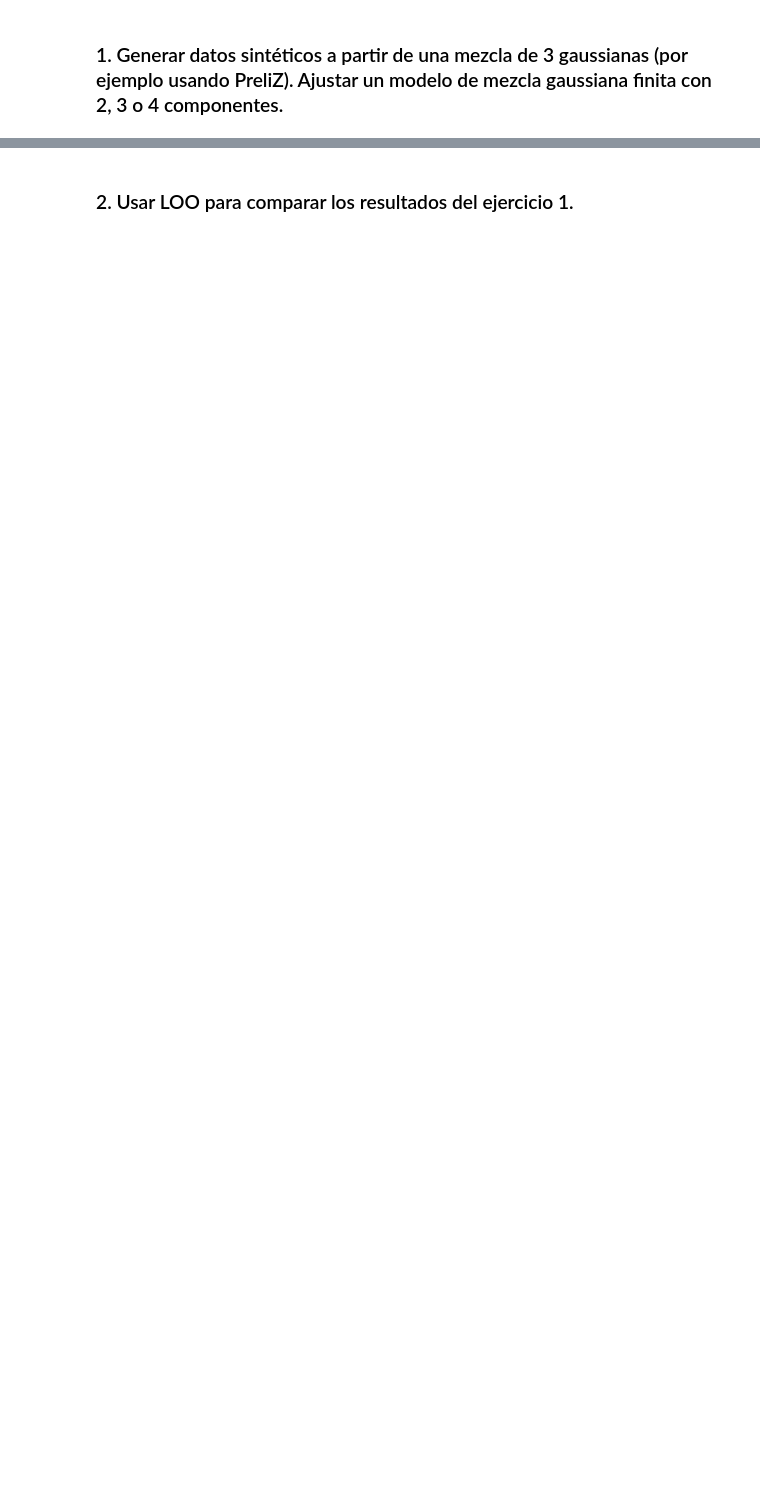
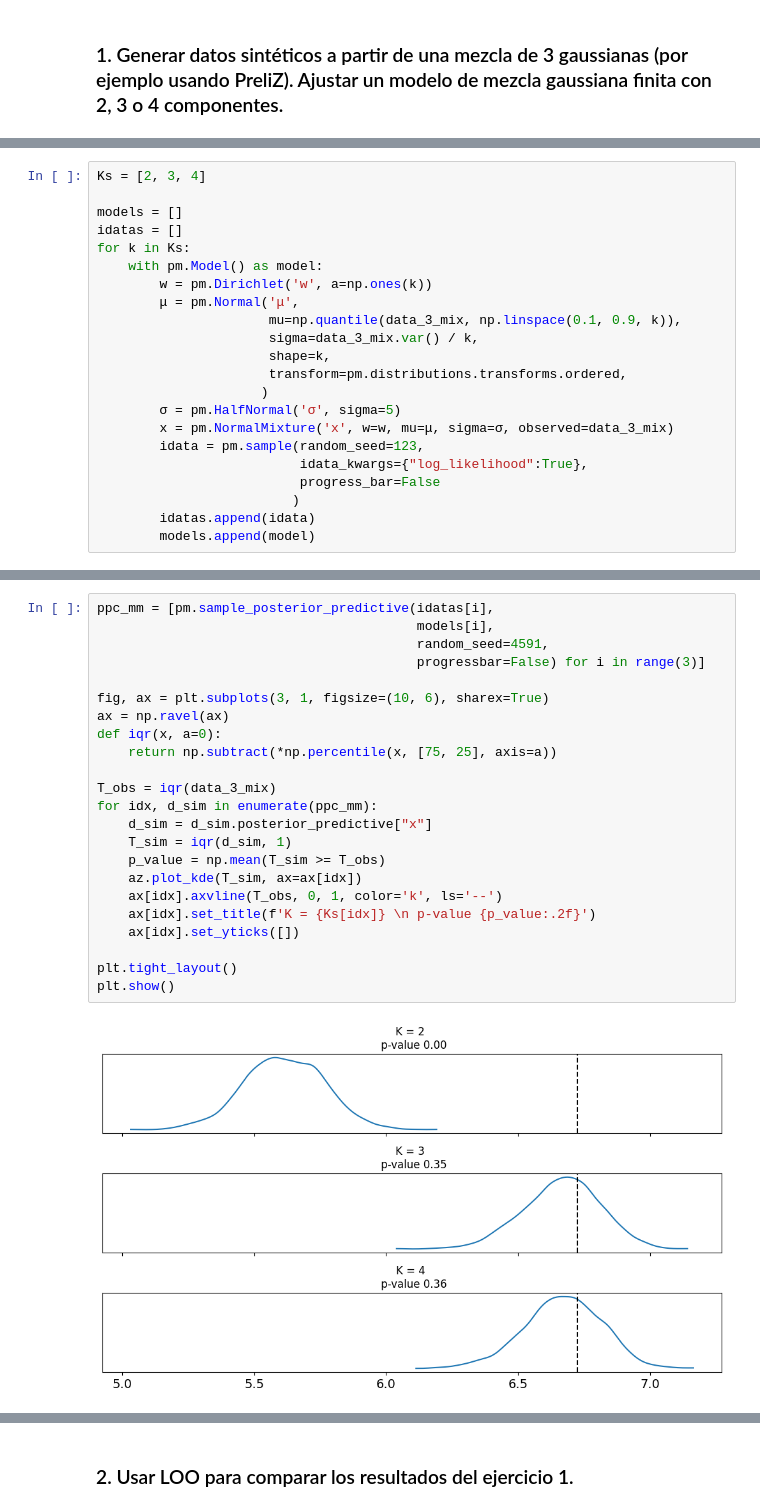
Before and after one commit to Gerardo1909/EEI2_ejercicios, a Jupyter notebook: ejercicios/modulo6.ipynb, the cells around one changed output, grey strips where cells are left out. Drawn from its saved outputs; the diff is of its cells as text; blank space fills up the shorter version.

```diff
--- a/ejercicios/modulo6.ipynb
+++ b/ejercicios/modulo6.ipynb
@@ -16,0 +48,22 @@ warnings.simplefilter(action='ignore', category=FutureWarning)
+# %%
+Ks = [2, 3, 4]
+
+models = []
+idatas = []
+for k in Ks:
+    with pm.Model() as model:
+        w = pm.Dirichlet('w', a=np.ones(k))
+        μ = pm.Normal('μ',
+                      mu=np.quantile(data_3_mix, np.linspace(0.1, 0.9, k)),
+                      sigma=data_3_mix.var() / k,
+                      shape=k,
+                      transform=pm.distributions.transforms.ordered,
+                     )
+        σ = pm.HalfNormal('σ', sigma=5)
+        x = pm.NormalMixture('x', w=w, mu=μ, sigma=σ, observed=data_3_mix)
+        idata = pm.sample(random_seed=123,
+                          idata_kwargs={"log_likelihood":True},
+                          progress_bar=False
+                         )
+        idatas.append(idata)
+        models.append(model)
@@ -16,0 +113,25 @@ warnings.simplefilter(action='ignore', category=FutureWarning)
+# %%
+ppc_mm = [pm.sample_posterior_predictive(idatas[i],
+                                         models[i],
+                                         random_seed=4591,
+                                         progressbar=False) for i in range(3)]
+
+fig, ax = plt.subplots(3, 1, figsize=(10, 6), sharex=True)
+ax = np.ravel(ax)
+def iqr(x, a=0):
+    return np.subtract(*np.percentile(x, [75, 25], axis=a))
+
+T_obs = iqr(data_3_mix)
+for idx, d_sim in enumerate(ppc_mm):
+    d_sim = d_sim.posterior_predictive["x"]
+    T_sim = iqr(d_sim, 1)
+    p_value = np.mean(T_sim >= T_obs)
+    az.plot_kde(T_sim, ax=ax[idx])
+    ax[idx].axvline(T_obs, 0, 1, color='k', ls='--')
+    ax[idx].set_title(f'K = {Ks[idx]} \n p-value {p_value:.2f}')
+    ax[idx].set_yticks([])
+
+plt.tight_layout()
+plt.show()
+# %% [output]
+[figure, added]
```
Also changed, not shown: parts of 54 cells of this notebook, 1 other file.
